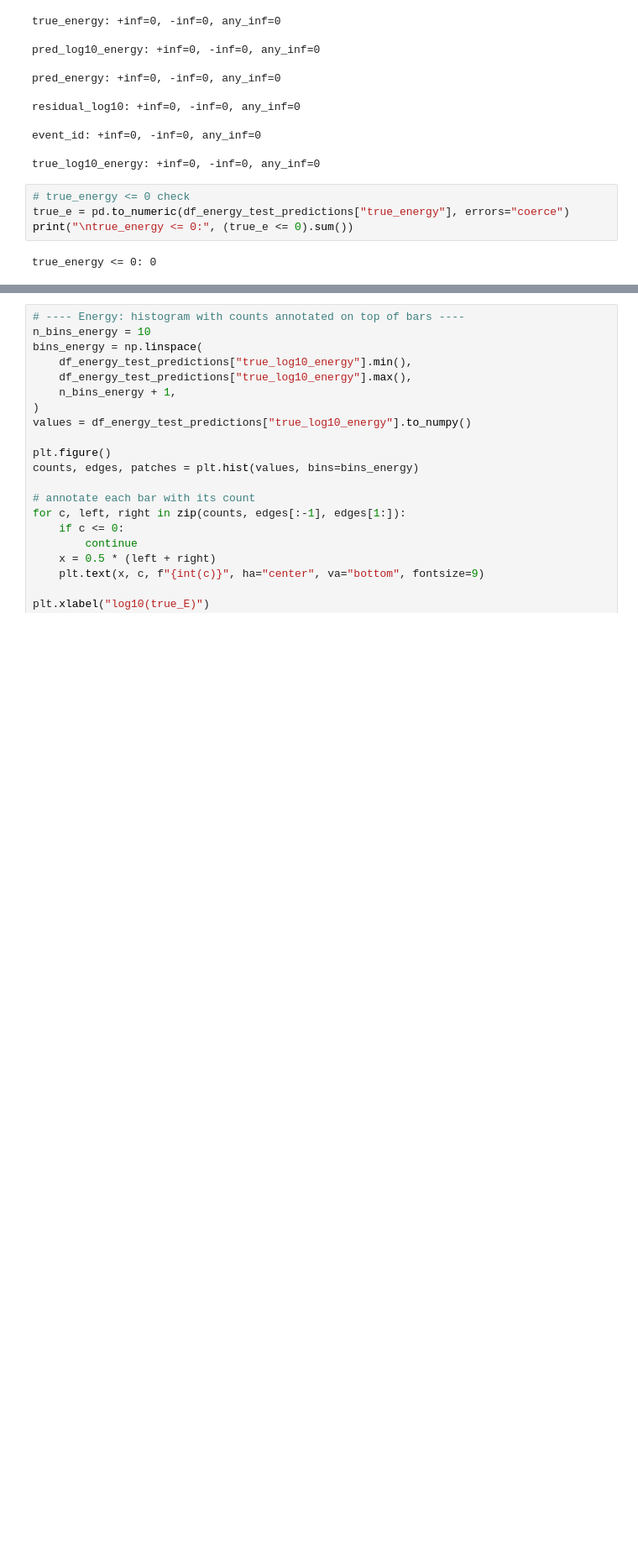
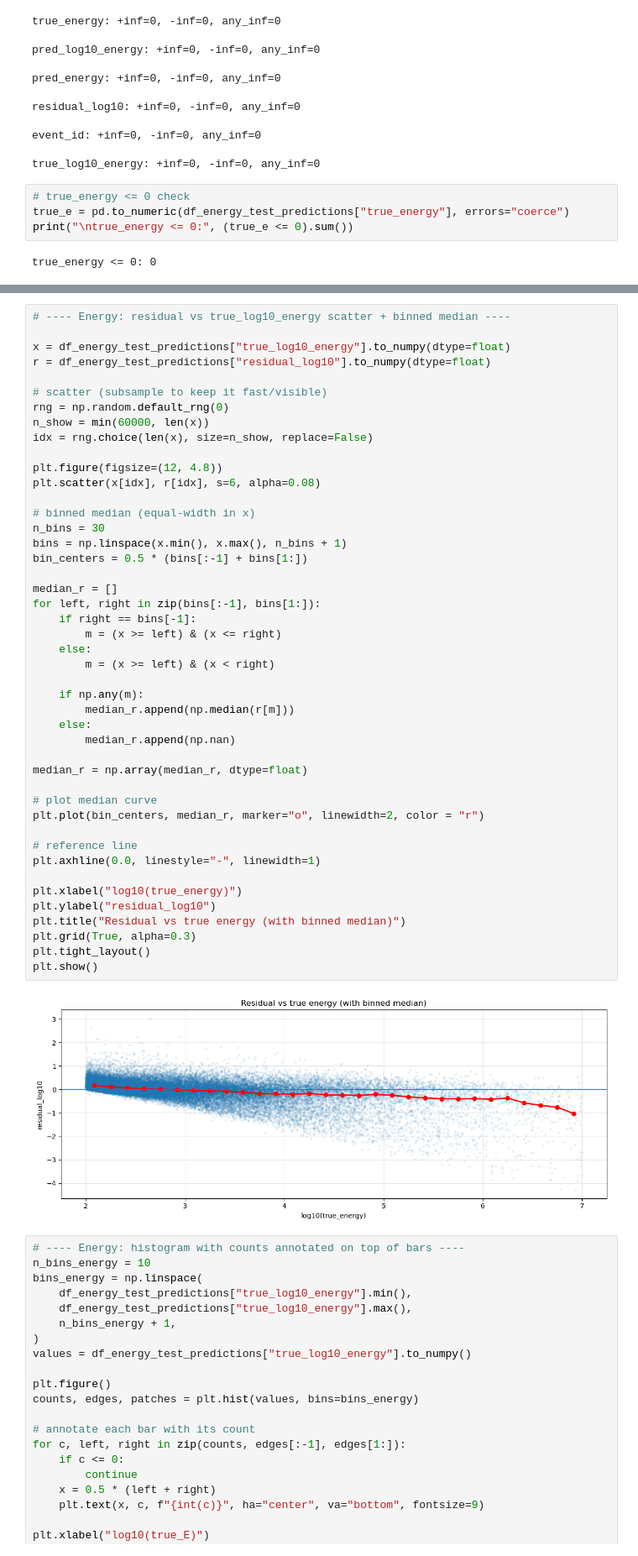
Before and after one commit to kubrabas/Graphnet-Applications, a Jupyter notebook: Training/Combined_EventPulseSeries_nonoise/initiative8/result_analysis.ipynb, the cells around one changed output, grey strips where cells are left out. Shown at 84% size. Drawn from its saved outputs; the diff is of its cells as text; blank space fills up the shorter version.

```diff
--- a/Training/Combined_EventPulseSeries_nonoise/initiative8/result_analysis.ipynb
+++ b/Training/Combined_EventPulseSeries_nonoise/initiative8/result_analysis.ipynb
@@ -75,3 +118,50 @@ true_energy <= 0: 0
+# %%
+# ---- Energy: residual vs true_log10_energy scatter + binned median ----
+
+x = df_energy_test_predictions["true_log10_energy"].to_numpy(dtype=float)
+r = df_energy_test_predictions["residual_log10"].to_numpy(dtype=float)
+
+# scatter (subsample to keep it fast/visible)
+rng = np.random.default_rng(0)
+n_show = min(60000, len(x))
+idx = rng.choice(len(x), size=n_show, replace=False)
+
+plt.figure(figsize=(12, 4.8))
+plt.scatter(x[idx], r[idx], s=6, alpha=0.08)
+
+# binned median (equal-width in x)
+n_bins = 30
+bins = np.linspace(x.min(), x.max(), n_bins + 1)
+bin_centers = 0.5 * (bins[:-1] + bins[1:])
+
+median_r = []
+for left, right in zip(bins[:-1], bins[1:]):
+    if right == bins[-1]:
+        m = (x >= left) & (x <= right)
+    else:
+        m = (x >= left) & (x < right)
+
+    if np.any(m):
+        median_r.append(np.median(r[m]))
+    else:
+        median_r.append(np.nan)
+
+median_r = np.array(median_r, dtype=float)
+
+# plot median curve
+plt.plot(bin_centers, median_r, marker="o", linewidth=2, color = "r")
+
+# reference line
+plt.axhline(0.0, linestyle="-", linewidth=1)
+
+plt.xlabel("log10(true_energy)")
+plt.ylabel("residual_log10")
+plt.title("Residual vs true energy (with binned median)")
+plt.grid(True, alpha=0.3)
+plt.tight_layout()
+plt.show()
+# %% [output]
+[figure, added]
 # %%
 # ---- Energy: histogram with counts annotated on top of bars ----
 n_bins_energy = 10
```
Also changed, not shown: parts of 10 cells of this notebook.
